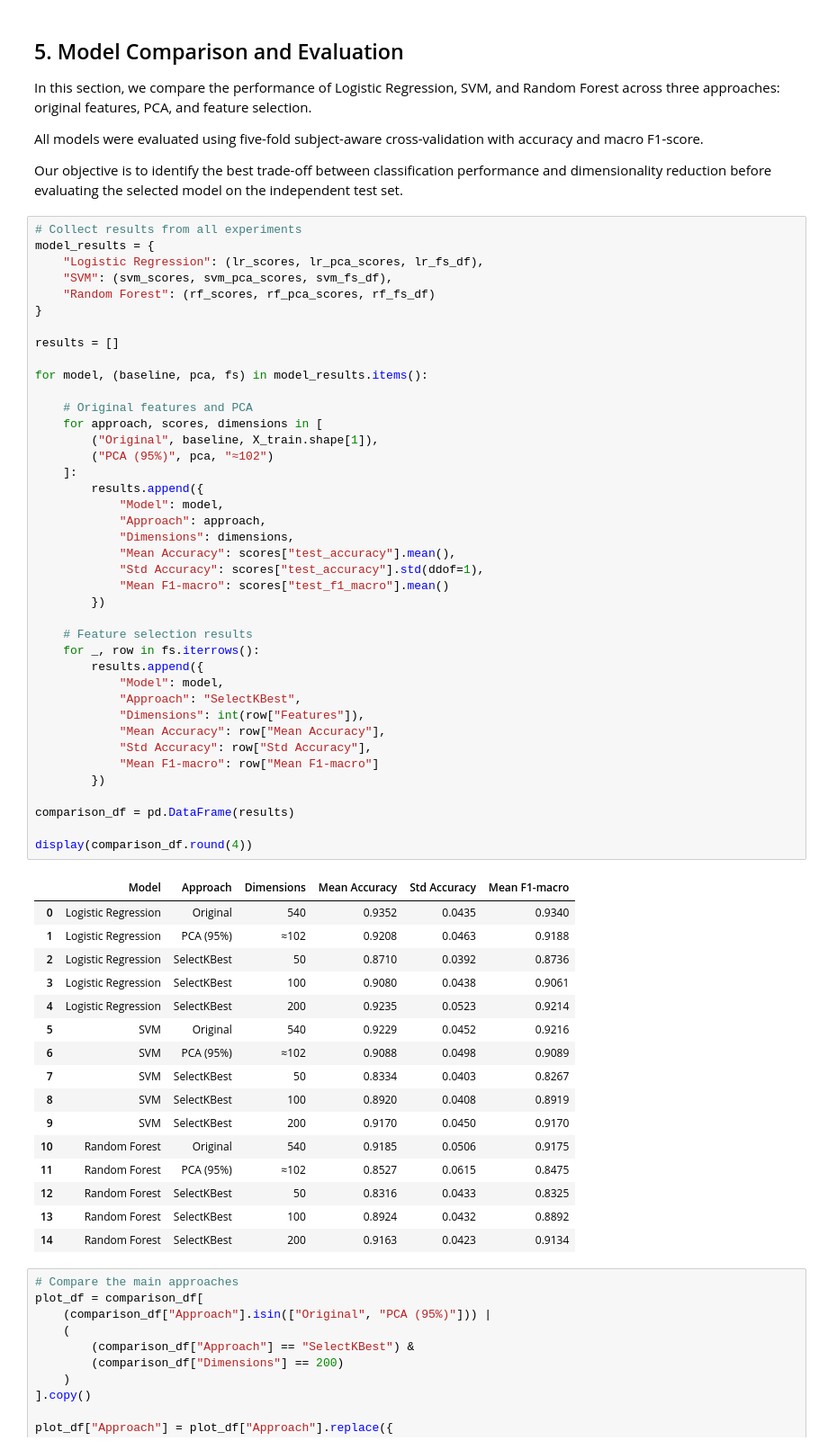
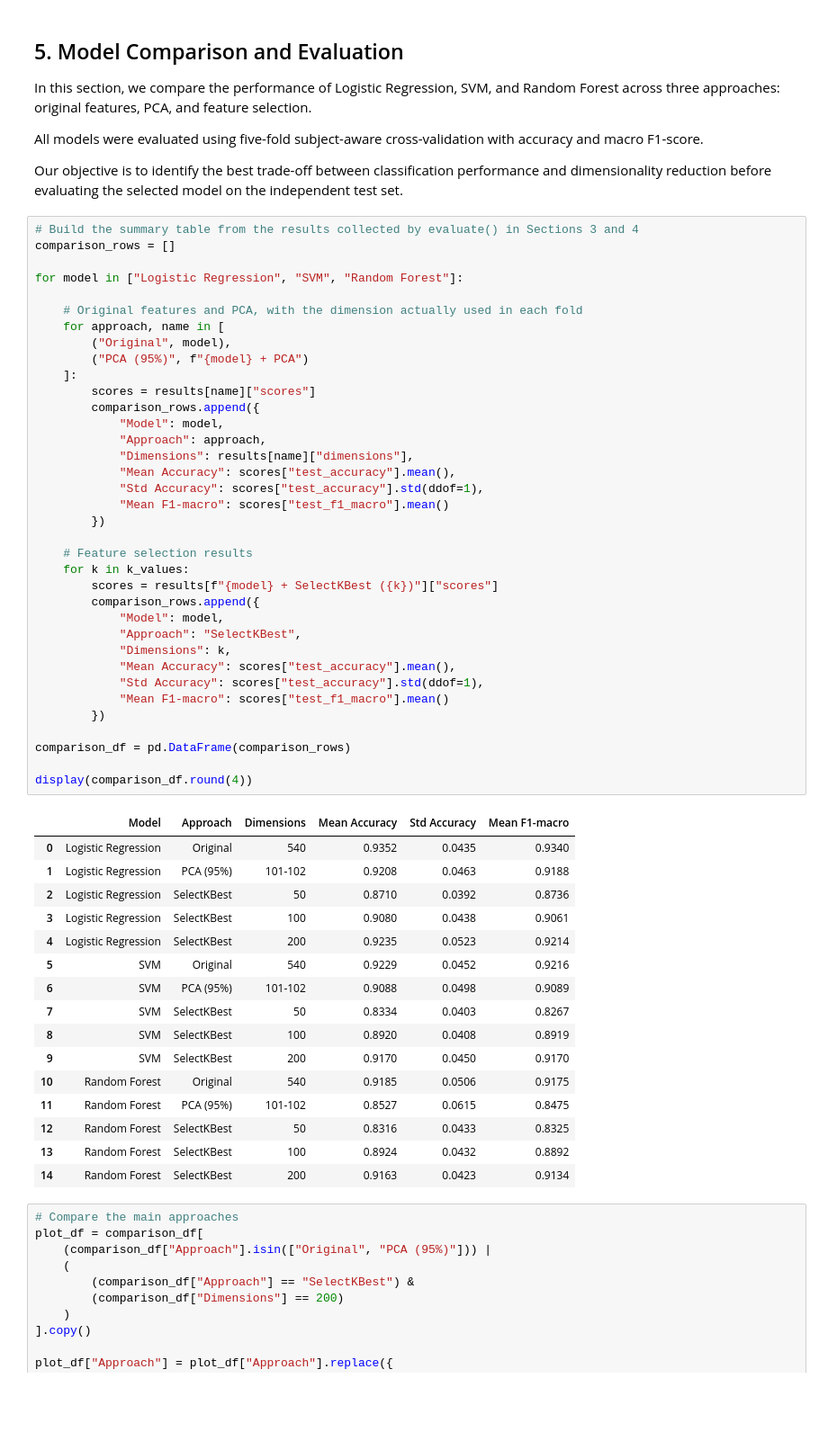
Before and after one commit to PrincesseVoiture/Hands-on-ML, a Jupyter notebook: HAR.ipynb, the cells around one changed output. Shown at 90% size. Saved outputs shown, nothing was run; the diff lists cells and outputs as text; blank space fills up the shorter version.

```diff
--- a/HAR.ipynb
+++ b/HAR.ipynb
@@ -871,59 +758,55 @@ All models were evaluated using five-fold subject-aware cross-validation with ac
 
 Our objective is to identify the best trade-off between classification performance and dimensionality reduction before evaluating the selected model on the independent test set.
 # %%
-# Collect results from all experiments
-model_results = {
-    "Logistic Regression": (lr_scores, lr_pca_scores, lr_fs_df),
-    "SVM": (svm_scores, svm_pca_scores, svm_fs_df),
-    "Random Forest": (rf_scores, rf_pca_scores, rf_fs_df)
-}
+# Build the summary table from the results collected by evaluate() in Sections 3 and 4
+comparison_rows = []
 
-results = []
+for model in ["Logistic Regression", "SVM", "Random Forest"]:
 
-for model, (baseline, pca, fs) in model_results.items():
-
-    # Original features and PCA
-    for approach, scores, dimensions in [
-        ("Original", baseline, X_train.shape[1]),
-        ("PCA (95%)", pca, "≈102")
+    # Original features and PCA, with the dimension actually used in each fold
+    for approach, name in [
+        ("Original", model),
+        ("PCA (95%)", f"{model} + PCA")
     ]:
-        results.append({
+        scores = results[name]["scores"]
+        comparison_rows.append({
             "Model": model,
             "Approach": approach,
-            "Dimensions": dimensions,
+            "Dimensions": results[name]["dimensions"],
             "Mean Accuracy": scores["test_accuracy"].mean(),
             "Std Accuracy": scores["test_accuracy"].std(ddof=1),
             "Mean F1-macro": scores["test_f1_macro"].mean()
         })
 
     # Feature selection results
-    for _, row in fs.iterrows():
-        results.append({
+    for k in k_values:
+        scores = results[f"{model} + SelectKBest ({k})"]["scores"]
+        comparison_rows.append({
             "Model": model,
             "Approach": "SelectKBest",
-            "Dimensions": int(row["Features"]),
-            "Mean Accuracy": row["Mean Accuracy"],
-            "Std Accuracy": row["Std Accuracy"],
-            "Mean F1-macro": row["Mean F1-macro"]
+            "Dimensions": k,
+            "Mean Accuracy": scores["test_accuracy"].mean(),
+            "Std Accuracy": scores["test_accuracy"].std(ddof=1),
+            "Mean F1-macro": scores["test_f1_macro"].mean()
         })
 
-comparison_df = pd.DataFrame(results)
+comparison_df = pd.DataFrame(comparison_rows)
 
 display(comparison_df.round(4))
 # %% [output]
 |  | Model | Approach | Dimensions | Mean Accuracy | Std Accuracy | Mean F1-macro |
 | 0 | Logistic Regression | Original | 540 | 0.9352 | 0.0435 | 0.9340 |
-| 1 | Logistic Regression | PCA (95%) | ≈102 | 0.9208 | 0.0463 | 0.9188 |
+| 1 | Logistic Regression | PCA (95%) | 101-102 | 0.9208 | 0.0463 | 0.9188 |
 | 2 | Logistic Regression | SelectKBest | 50 | 0.8710 | 0.0392 | 0.8736 |
 | 3 | Logistic Regression | SelectKBest | 100 | 0.9080 | 0.0438 | 0.9061 |
 | 4 | Logistic Regression | SelectKBest | 200 | 0.9235 | 0.0523 | 0.9214 |
 | 5 | SVM | Original | 540 | 0.9229 | 0.0452 | 0.9216 |
-| 6 | SVM | PCA (95%) | ≈102 | 0.9088 | 0.0498 | 0.9089 |
+| 6 | SVM | PCA (95%) | 101-102 | 0.9088 | 0.0498 | 0.9089 |
 | 7 | SVM | SelectKBest | 50 | 0.8334 | 0.0403 | 0.8267 |
 | 8 | SVM | SelectKBest | 100 | 0.8920 | 0.0408 | 0.8919 |
 | 9 | SVM | SelectKBest | 200 | 0.9170 | 0.0450 | 0.9170 |
 | 10 | Random Forest | Original | 540 | 0.9185 | 0.0506 | 0.9175 |
-| 11 | Random Forest | PCA (95%) | ≈102 | 0.8527 | 0.0615 | 0.8475 |
+| 11 | Random Forest | PCA (95%) | 101-102 | 0.8527 | 0.0615 | 0.8475 |
 | 12 | Random Forest | SelectKBest | 50 | 0.8316 | 0.0433 | 0.8325 |
 | 13 | Random Forest | SelectKBest | 100 | 0.8924 | 0.0432 | 0.8892 |
 | 14 | Random Forest | SelectKBest | 200 | 0.9163 | 0.0423 | 0.9134 |
```
Also changed, not shown: parts of 17 cells of this notebook, 2 other files.
